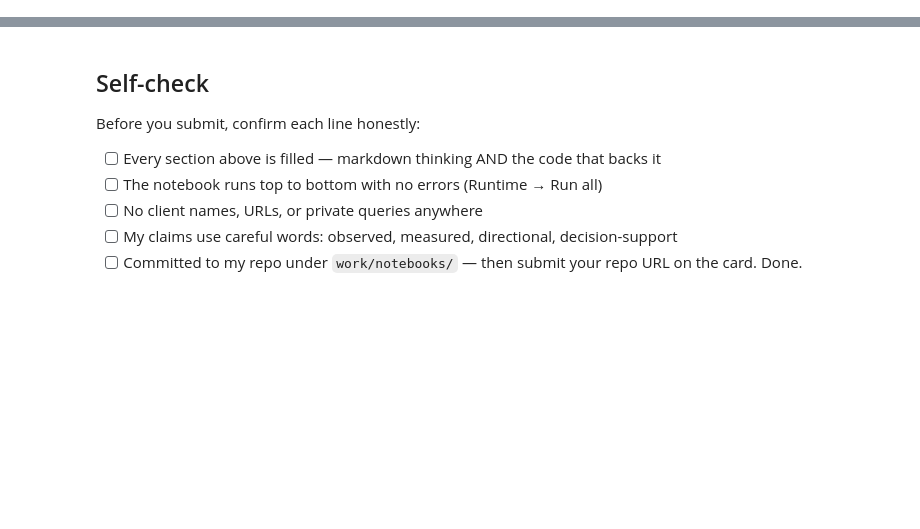
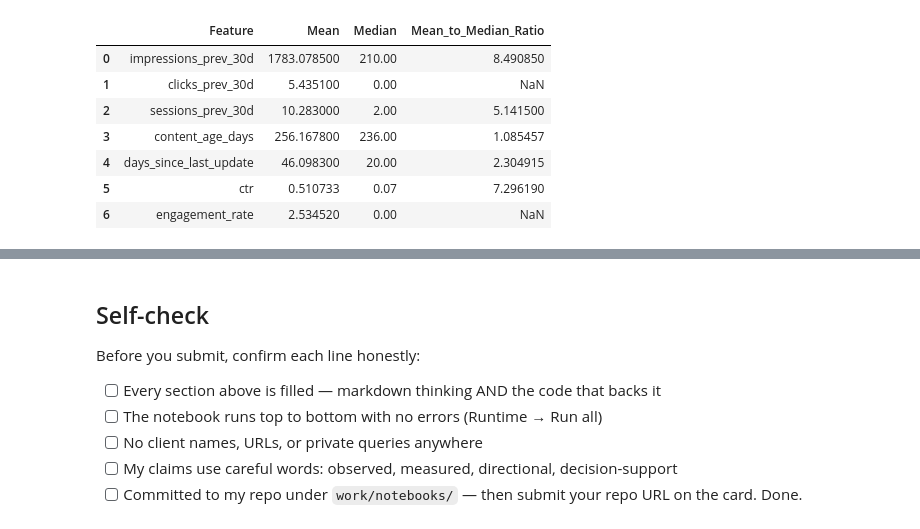
Before and after one commit to suha-2004/flyrank-ml-internship, a Jupyter notebook: work/notebooks/w04_signal_audit.ipynb, the cells around one changed output, grey strips where cells are left out. Cells and saved outputs as stored; diff of their text form; code cells hidden in the pictures; blank space fills up the shorter version.

```diff
--- a/work/notebooks/w04_signal_audit.ipynb
+++ b/work/notebooks/w04_signal_audit.ipynb
@@ -19,0 +71,24 @@ This skeleton is yours to fill. Work the sections **in order** — each one has
+# %%
+# Compare mean and median
+
+heavy_tail_check = pd.DataFrame({
+    "Feature": audit_cols,
+    "Mean": [df[col].mean() for col in audit_cols],
+    "Median": [df[col].median() for col in audit_cols]
+})
+
+heavy_tail_check["Mean_to_Median_Ratio"] = (
+    heavy_tail_check["Mean"] /
+    heavy_tail_check["Median"].replace(0, np.nan)
+)
+
+heavy_tail_check
+# %% [output]
+|  | Feature | Mean | Median | Mean_to_Median_Ratio |
+| 0 | impressions_prev_30d | 1783.078500 | 210.00 | 8.490850 |
+| 1 | clicks_prev_30d | 5.435100 | 0.00 | NaN |
+| 2 | sessions_prev_30d | 10.283000 | 2.00 | 5.141500 |
+| 3 | content_age_days | 256.167800 | 236.00 | 1.085457 |
+| 4 | days_since_last_update | 46.098300 | 20.00 | 2.304915 |
+| 5 | ctr | 0.510733 | 0.07 | 7.296190 |
+| 6 | engagement_rate | 2.534520 | 0.00 | NaN |
```
Also changed, not shown: parts of 18 cells of this notebook.
